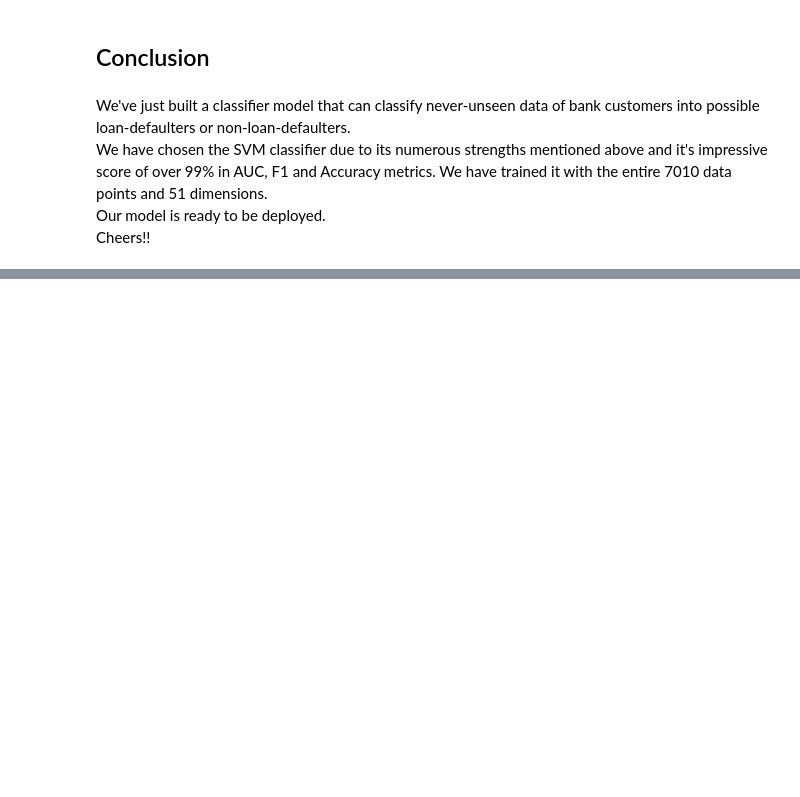
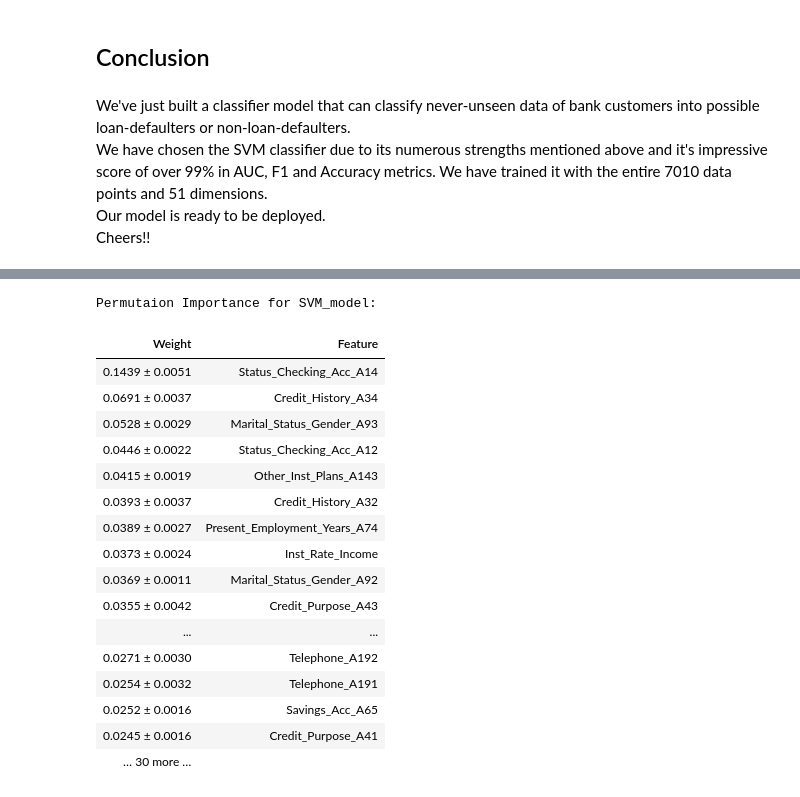
Before and after one commit to Lawrence-Krukrubo/Machine_Learning, a Jupyter notebook: loan_default_classifier.ipynb, the cells around one changed output, grey strips where cells are left out. Saved outputs shown, nothing was run; the diff lists cells and outputs as text; code cells hidden in the pictures; blank space fills up the shorter version.

```diff
--- a/loan_default_classifier.ipynb
+++ b/loan_default_classifier.ipynb
@@ -1342,0 +1396,24 @@ We've just built a classifier model that can classify never-unseen data of bank
+# %%
+# Let's show the weights of features in the data set for SVM
+print('Permutaion Importance for SVM_model: ')
+print()
+eli5.show_weights(perm_svm, feature_names = class_names_)
+# %% [output]
+Permutaion Importance for SVM_model:
+| Weight | Feature |
+| 0.1439 ± 0.0051 | Status_Checking_Acc_A14 |
+| 0.0691 ± 0.0037 | Credit_History_A34 |
+| 0.0528 ± 0.0029 | Marital_Status_Gender_A93 |
+| 0.0446 ± 0.0022 | Status_Checking_Acc_A12 |
+| 0.0415 ± 0.0019 | Other_Inst_Plans_A143 |
+| 0.0393 ± 0.0037 | Credit_History_A32 |
+| 0.0389 ± 0.0027 | Present_Employment_Years_A74 |
+| 0.0373 ± 0.0024 | Inst_Rate_Income |
+| 0.0369 ± 0.0011 | Marital_Status_Gender_A92 |
+| 0.0355 ± 0.0042 | Credit_Purpose_A43 |
+| ... | ... |
+| 0.0271 ± 0.0030 | Telephone_A192 |
+| 0.0254 ± 0.0032 | Telephone_A191 |
+| 0.0252 ± 0.0016 | Savings_Acc_A65 |
+| 0.0245 ± 0.0016 | Credit_Purpose_A41 |
+| … 30 more … |  |
```
Also changed, not shown: parts of 6 cells of this notebook.
